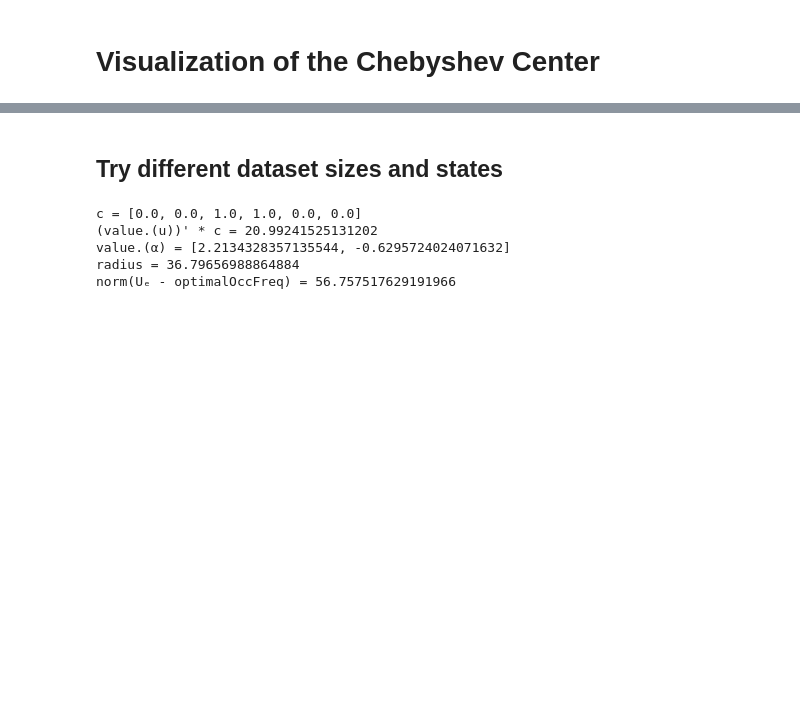
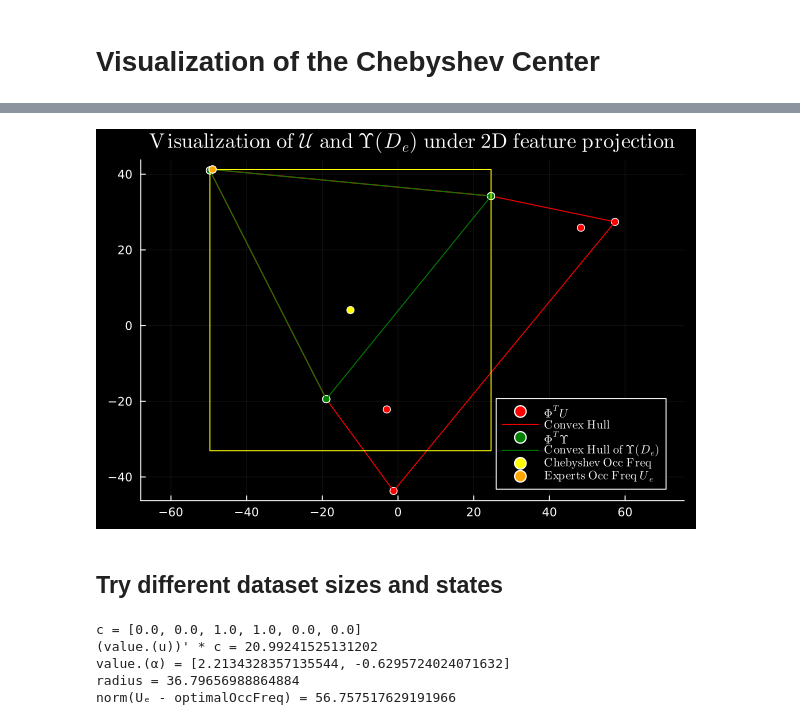
Before and after one commit to GersiD/ChebyshevROIL, a Jupyter notebook: notebooks/visual.ipynb, the cells around one changed output, grey strips where cells are left out. Cells and saved outputs as stored; diff of their text form; code cells hidden in the pictures; blank space fills up the shorter version.

```diff
--- a/notebooks/visual.ipynb
+++ b/notebooks/visual.ipynb
@@ -216,12 +223,13 @@ plot_of_U_and_Upsilon = plot_U_and_Upsilon(D)
 
 # Add the optimalOccFreq to the plot along with σ
 proj = Φ'*optimalOccFreq
-pl = scatter(plot_of_U_and_Upsilon, (proj[1], proj[2]), color=:yellow, label="Optimal Occ Freq")
+pl = scatter(plot_of_U_and_Upsilon, (proj[1], proj[2]), color=:yellow, label=L"\mathrm{Chebyshev\ Occ\ Freq}")
 plot!(pl, plot_l_inf_norm(proj, radius), color=:yellow, label="")
 
 # For context add the experts occupancy frequency to the plot
 @show Uₑ
 proj = Φ'*Uₑ
-scatter!(pl, (proj[1], proj[2]), color=:orange, label="Experts Occ Freq")
+scatter!(pl, (proj[1], proj[2]), color=:orange, label=L"\mathrm{Experts\ Occ\ Freq\ } U_e")
+savefig(pl, "./plots/visual_solve_cheb.pdf")
 pl
 # %% [output]
@@ -230,5 +238,6 @@ optimalOccFreq = [40.16449115519752, 18.729787712260126, 12.647881363941131, 0.0
 D = Any[(1, 1)]
 Uₑ = [70.6189391747475, 0.0, 0.0, 0.0, 28.72959502720652, 0.6514657980456026]
+[figure, added]
 # %% [markdown]
 ## Try different dataset sizes and states
 # %%
```
Also changed, not shown: parts of 7 cells of this notebook, 4 other files.
